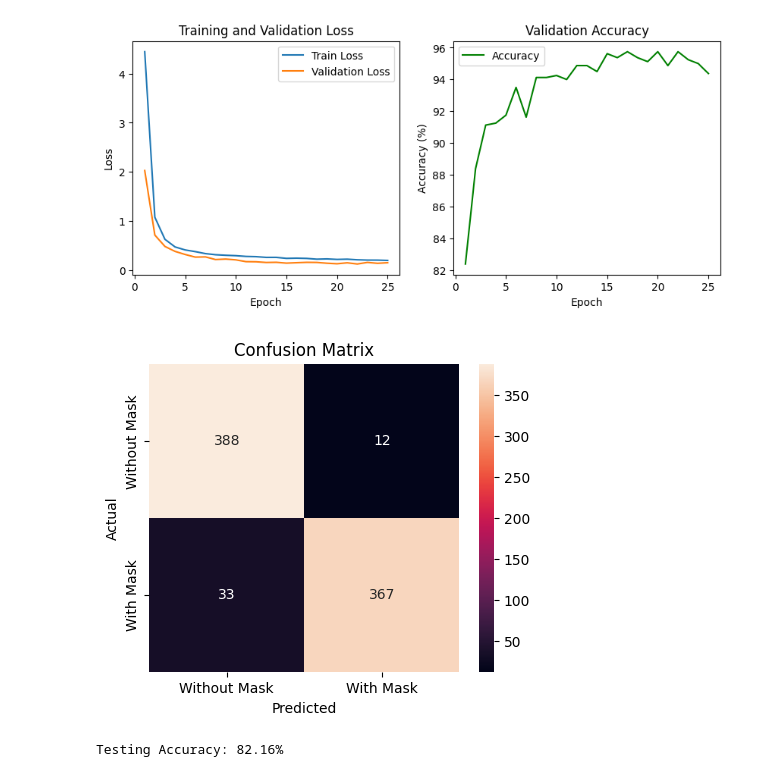
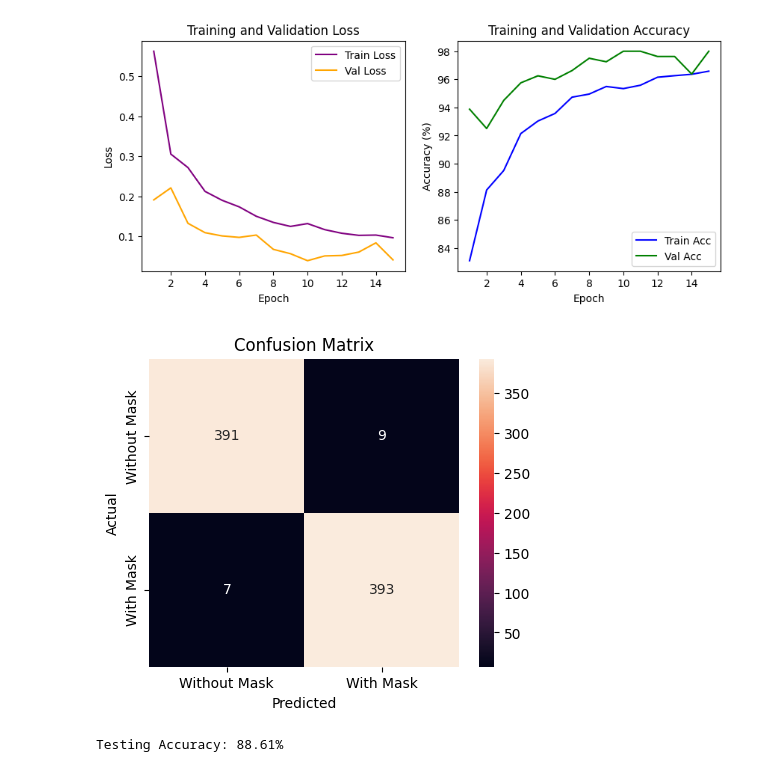
Before and after one commit to AhmedNasser1601/Face-Mask-Detection, a Jupyter notebook: Face-Mask-Detection.ipynb, the cells around one changed output. Saved outputs shown, nothing was run; the diff lists cells and outputs as text; code cells hidden in the pictures.

```diff
--- a/Face-Mask-Detection.ipynb
+++ b/Face-Mask-Detection.ipynb
@@ -62,15 +62,18 @@ EfficientNet(
 # %%
 # Loss function and optimizer
 criterion = torch.nn.CrossEntropyLoss()
-optimizer = torch.optim.SGD(model.parameters(), lr=0.001)
+optimizer = torch.optim.Adam(model.parameters(), lr=0.001)
 # %%
 # Training
-train_losses, val_losses, accuracies = [], [], []
-num_epochs = 25
+train_losses, val_losses, train_accuracies, val_accuracies = [], [], [], []
+num_epochs = 15
 
 for epoch in range(num_epochs):
     model.train()
     running_loss = 0.0
+    correct_train = 0
+    total_train = 0
+
     for inputs, labels in tqdm(dataloaders['Train'], desc=f'\tEpoch {epoch + 1}: Train'):
         inputs, labels = inputs.to(device), labels.to(device)
         optimizer.zero_grad()
@@ -79,27 +82,35 @@ for epoch in range(num_epochs):
         loss.backward()
         optimizer.step()
         running_loss += loss.item()
+
+        _, predicted = torch.max(outputs, 1)
+        total_train += labels.size(0)
+        correct_train += (predicted == labels).sum().item()
+
     epoch_loss = running_loss / len(dataloaders['Train'])
     train_losses.append(epoch_loss)
+    train_accuracy = (correct_train / total_train) * 100
+    train_accuracies.append(train_accuracy)
 
     # Validation
     model.eval()
-    correct = 0
-    total = 0
+    correct_val = 0
+    total_val = 0
     val_loss = 0.0
 
     with torch.no_grad():
-        for inputs, labels in tqdm(dataloaders['Validation'], desc=f'\tEpoch {epoch + 1}: Valid'):
+        for inputs, labels in tqdm(dataloaders['Validation'], desc=f'\tEpoch {epoch + 1}: Validation'):
             inputs, labels = inputs.to(device), labels.to(device)
             outputs = model(inputs)
             _, predicted = torch.max(outputs, 1)
-            total += labels.size(0)
-            correct += (predicted == labels).sum().item()
+            total_val += labels.size(0)
+            correct_val += (predicted == labels).sum().item()
             val_loss += criterion(outputs, labels)
         val_loss /= len(dataloaders['Validation'])
         val_losses.append(val_loss.item())
 
-    accuracy = (correct / total) * 100
-    accuracies.append(accuracy)
-    print(f"Epoch {epoch + 1}/{num_epochs}, Train Loss: {epoch_loss:.4f}, Validation Loss: {val_loss:.4f}, Accuracy: {accuracy:.2f}%")
+    val_accuracy = (correct_val / total_val) * 100
+    val_accuracies.append(val_accuracy)
+
+    print(f"Epoch {epoch + 1}/{num_epochs}, Train Loss: {epoch_loss:.4f}, Val Loss: {val_loss:.4f}, Train Acc: {train_accuracy:.2f}%, Val Acc: {val_accuracy:.2f}%")
 # %% [output]
@@ -122,25 +133,26 @@ torch.save(model.state_dict(), 'model_state.pth')
 # %%
 # Evaluation graph of accuracy and loss
 plt.figure(figsize=(10, 4))
 
 plt.subplot(1, 2, 1)
-plt.plot(range(1, num_epochs + 1), train_losses, label='Train Loss')
-plt.plot(range(1, num_epochs + 1), val_losses, label='Validation Loss')
+plt.plot(range(1, num_epochs + 1), train_losses, label='Train Loss', color='purple')
+plt.plot(range(1, num_epochs + 1), val_losses, label='Val Loss', color='orange')
 plt.xlabel('Epoch')
 plt.ylabel('Loss')
 plt.legend()
 plt.title('Training and Validation Loss')
 
 plt.subplot(1, 2, 2)
-plt.plot(range(1, num_epochs + 1), accuracies, label='Accuracy', color='green')
+plt.plot(range(1, num_epochs + 1), train_accuracies, label='Train Acc', color='blue')
+plt.plot(range(1, num_epochs + 1), val_accuracies, label='Val Acc', color='green')
 plt.xlabel('Epoch')
 plt.ylabel('Accuracy (%)')
 plt.legend()
-plt.title('Validation Accuracy')
+plt.title('Training and Validation Accuracy')
 
 plt.show()
 # %% [output]
-[figure, old version]
+[figure, new version]
 # %%
 # Confusion Matrix
 model.eval()
@@ -161,7 +173,7 @@ plt.ylabel('Actual')
 plt.title('Confusion Matrix')
 plt.show()
 # %% [output]
-[figure, old version]
+[figure, new version]
 # %%
 # Testing
 model.eval()
@@ -184,7 +196,7 @@ with torch.no_grad():
 
 print(f'Testing Accuracy: {(correct / total) * 100:.2f}%')
 # %% [output]
-Testing Accuracy: 82.16%
+Testing Accuracy: 88.61%
 # %%
 # Sample image prediction
 class_names = image_datasets['Validation'].classes
```
Also changed, not shown: parts of 3 cells of this notebook.
